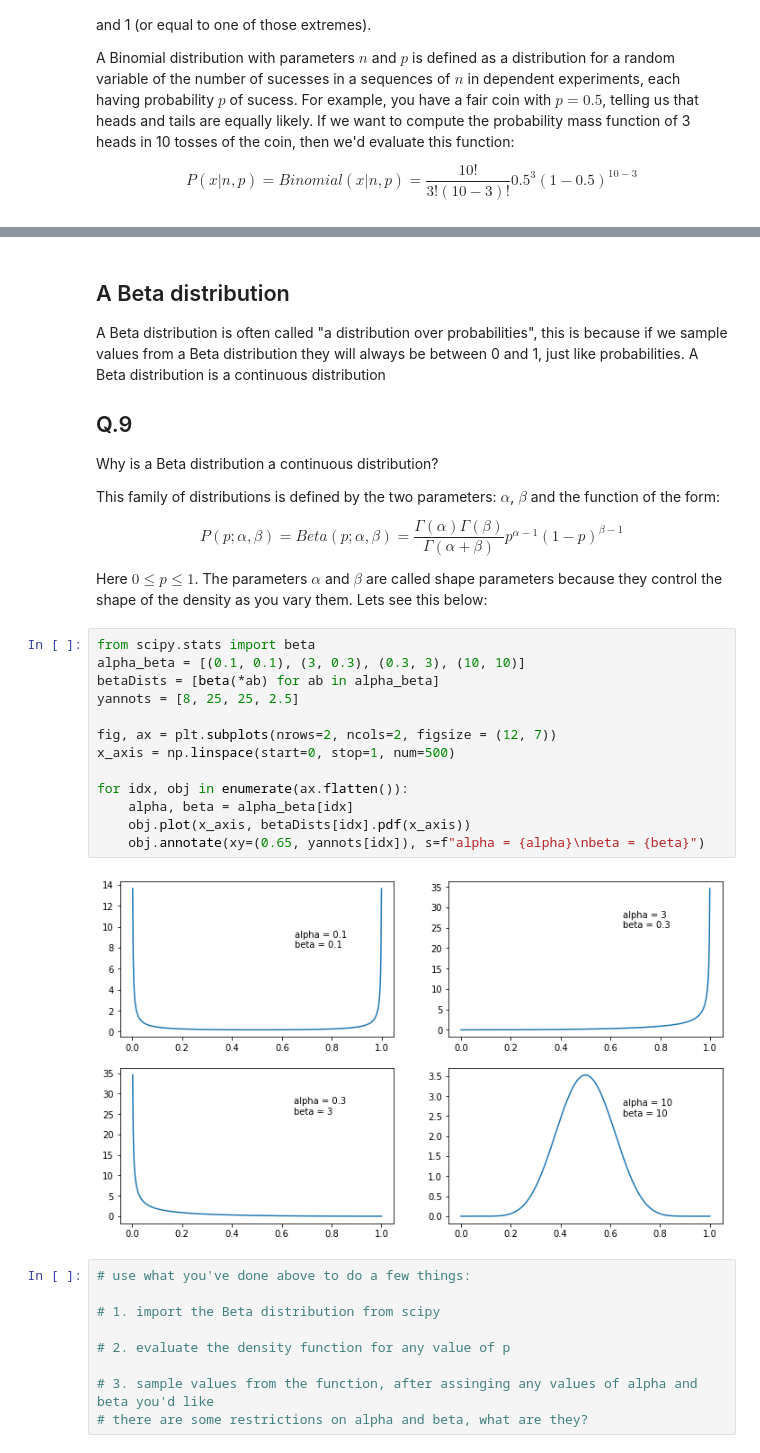
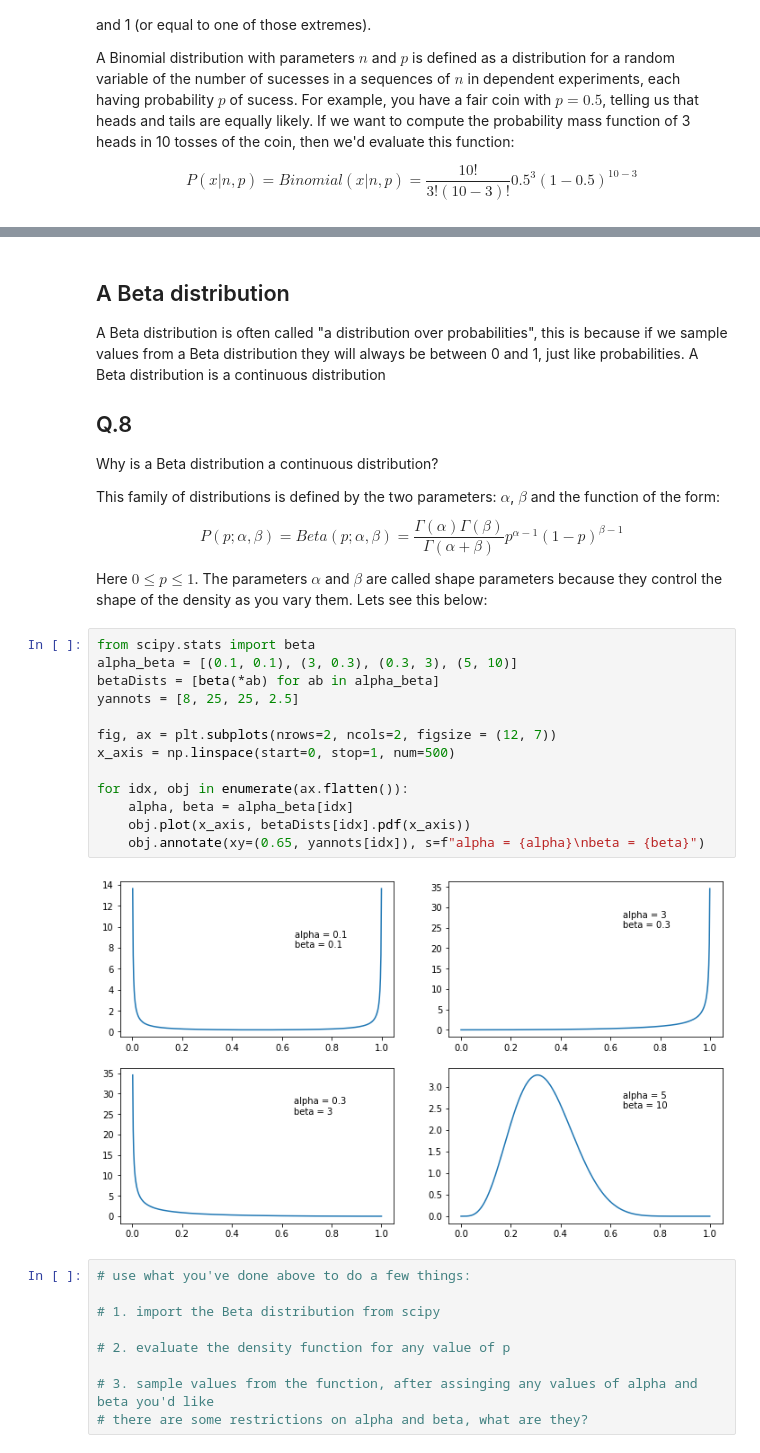
Before and after one commit to PrincetonUniversity/pni_bootcamp_2020, a Jupyter notebook: Module02_Probability/probability_day2.ipynb, the cells around one changed output, grey strips where cells are left out. Cells and saved outputs as stored; diff of their text form.

```diff
--- a/Module02_Probability/probability_day2.ipynb
+++ b/Module02_Probability/probability_day2.ipynb
@@ -252,7 +256,7 @@ $$P(x|n, p) = Binomial(x|n, p) = \frac{10!}{3!(10 - 3)!} 0.5^3(1 - 0.5)^{10 - 3}
 
 A Beta distribution is often called "a distribution over probabilities", this is because if we sample values from a Beta distribution they will always be between 0 and 1, just like probabilities. A Beta distribution is a continuous distribution
 
-## Q.9
+## Q.8
 Why is a Beta distribution a continuous distribution?
 
 This family of distributions is defined by the two parameters: $\alpha$, $\beta$ and the function of the form:
@@ -262,19 +266,19 @@ $$P(p; \alpha, \beta) = Beta(p; \alpha, \beta) = \frac{\Gamma(\alpha)\Gamma(\bet
 Here $0 \leq p \leq 1$. The parameters $\alpha$ and $\beta$ are called shape parameters because they control the shape of the density as you vary them. Lets see this below:
 # %%
 from scipy.stats import beta
-alpha_beta = [(0.1, 0.1), (3, 0.3), (0.3, 3), (10, 10)]
+alpha_beta = [(0.1, 0.1), (3, 0.3), (0.3, 3), (5, 10)]
 betaDists = [beta(*ab) for ab in alpha_beta]
 yannots = [8, 25, 25, 2.5]
 
 fig, ax = plt.subplots(nrows=2, ncols=2, figsize = (12, 7))
 x_axis = np.linspace(start=0, stop=1, num=500)
 
 for idx, obj in enumerate(ax.flatten()):
     alpha, beta = alpha_beta[idx]
     obj.plot(x_axis, betaDists[idx].pdf(x_axis))
     obj.annotate(xy=(0.65, yannots[idx]), s=f"alpha = {alpha}\nbeta = {beta}")
 # %% [output]
-[figure, old version]
+[figure, new version]
 # %%
 # use what you've done above to do a few things:
 
```
Also changed, not shown: parts of 23 cells of this notebook.
